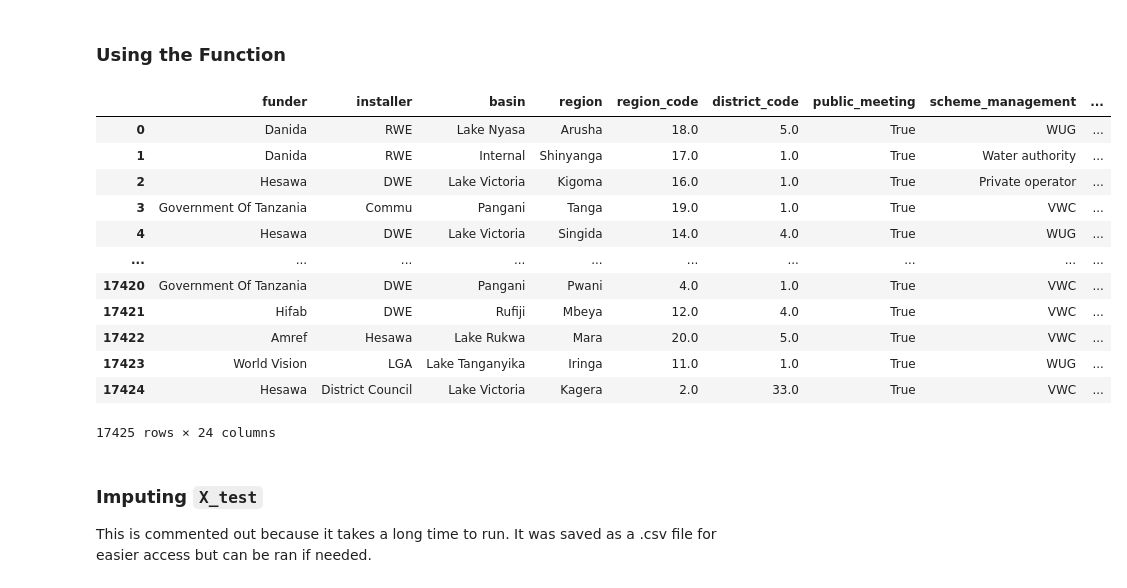
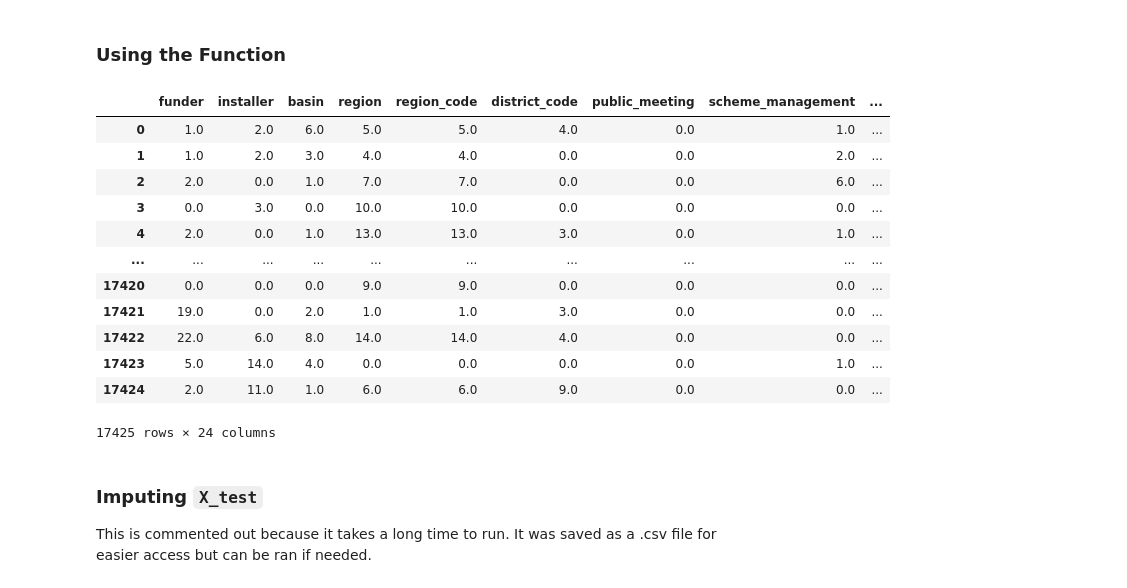
Before and after one commit to BobbyGerberick/Tanzanian_Water_Wells, a Jupyter notebook: Dev_Notebooks/ben_2.ipynb, the cells around one changed output. Drawn from its saved outputs; the diff is of its cells as text; code cells hidden in the pictures.

```diff
--- a/Dev_Notebooks/ben_2.ipynb
+++ b/Dev_Notebooks/ben_2.ipynb
@@ -655,21 +655,21 @@ revert_columns = revert_columns[:18]
 ### Using the Function
 # %%
 #Using the function on all categorical columns in X_train_imputed
-X_train_imputed = revert_back_to_strings(X_train_imputed, revert_columns)
+#X_train_imputed = revert_back_to_strings(X_train_imputed, revert_columns)
 X_train_imputed
 # %% [output]
 |  | funder | installer | basin | region | region_code | district_code | public_meeting | scheme_management | ... |
-| 0 | Danida | RWE | Lake Nyasa | Arusha | 18.0 | 5.0 | True | WUG | ... |
-| 1 | Danida | RWE | Internal | Shinyanga | 17.0 | 1.0 | True | Water authority | ... |
-| 2 | Hesawa | DWE | Lake Victoria | Kigoma | 16.0 | 1.0 | True | Private operator | ... |
-| 3 | Government Of Tanzania | Commu | Pangani | Tanga | 19.0 | 1.0 | True | VWC | ... |
-| 4 | Hesawa | DWE | Lake Victoria | Singida | 14.0 | 4.0 | True | WUG | ... |
+| 0 | 1.0 | 2.0 | 6.0 | 5.0 | 5.0 | 4.0 | 0.0 | 1.0 | ... |
+| 1 | 1.0 | 2.0 | 3.0 | 4.0 | 4.0 | 0.0 | 0.0 | 2.0 | ... |
+| 2 | 2.0 | 0.0 | 1.0 | 7.0 | 7.0 | 0.0 | 0.0 | 6.0 | ... |
+| 3 | 0.0 | 3.0 | 0.0 | 10.0 | 10.0 | 0.0 | 0.0 | 0.0 | ... |
+| 4 | 2.0 | 0.0 | 1.0 | 13.0 | 13.0 | 3.0 | 0.0 | 1.0 | ... |
 | ... | ... | ... | ... | ... | ... | ... | ... | ... | ... |
-| 17420 | Government Of Tanzania | DWE | Pangani | Pwani | 4.0 | 1.0 | True | VWC | ... |
-| 17421 | Hifab | DWE | Rufiji | Mbeya | 12.0 | 4.0 | True | VWC | ... |
-| 17422 | Amref | Hesawa | Lake Rukwa | Mara | 20.0 | 5.0 | True | VWC | ... |
-| 17423 | World Vision | LGA | Lake Tanganyika | Iringa | 11.0 | 1.0 | True | WUG | ... |
-| 17424 | Hesawa | District Council | Lake Victoria | Kagera | 2.0 | 33.0 | True | VWC | ... |
+| 17420 | 0.0 | 0.0 | 0.0 | 9.0 | 9.0 | 0.0 | 0.0 | 0.0 | ... |
+| 17421 | 19.0 | 0.0 | 2.0 | 1.0 | 1.0 | 3.0 | 0.0 | 0.0 | ... |
+| 17422 | 22.0 | 6.0 | 8.0 | 14.0 | 14.0 | 4.0 | 0.0 | 0.0 | ... |
+| 17423 | 5.0 | 14.0 | 4.0 | 0.0 | 0.0 | 0.0 | 0.0 | 1.0 | ... |
+| 17424 | 2.0 | 11.0 | 1.0 | 6.0 | 6.0 | 9.0 | 0.0 | 0.0 | ... |
 17425 rows × 24 columns
 # %% [markdown]
 ### Imputing `X_test`
```
Also changed, not shown: parts of 16 cells of this notebook.
